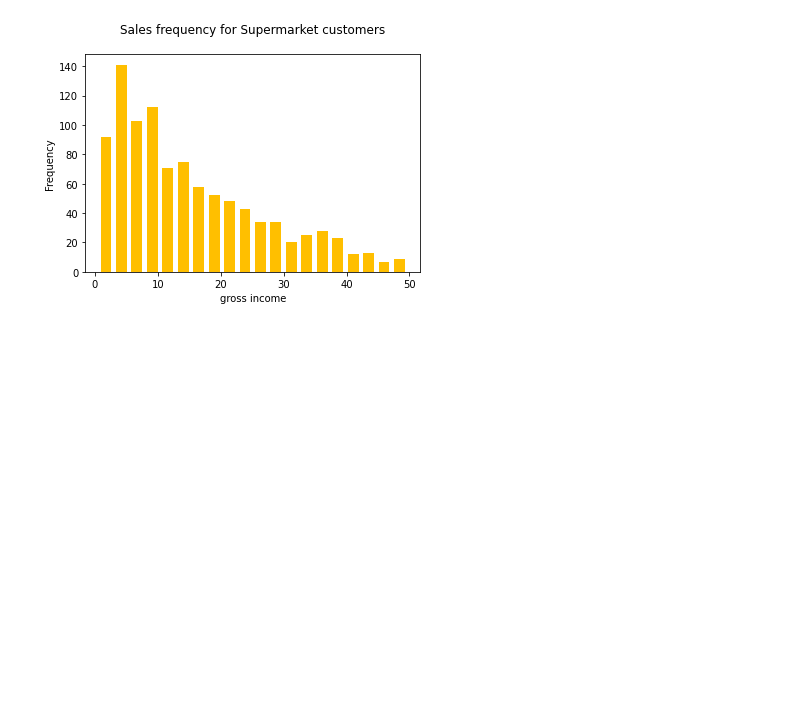
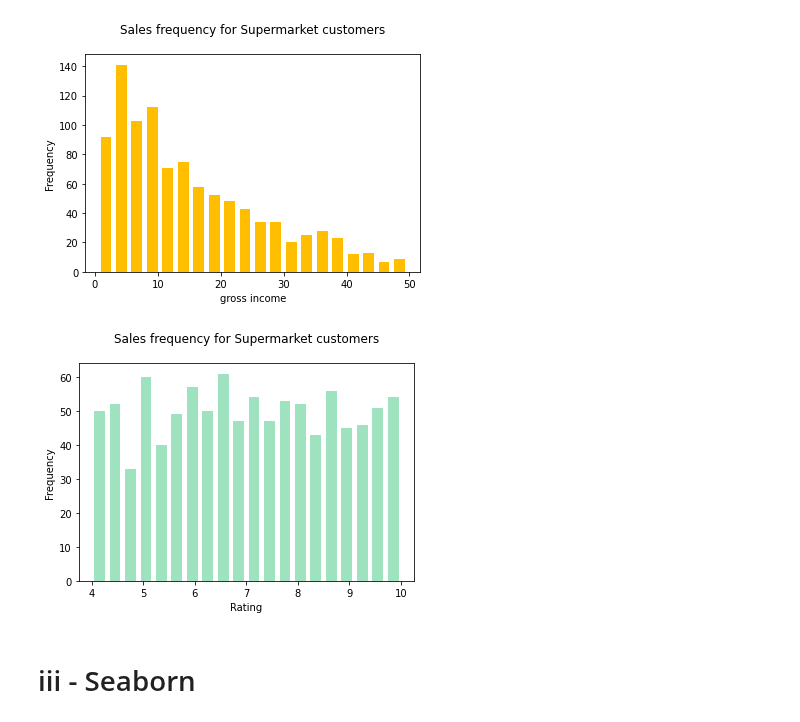
Before and after one commit to Jammal7/Introduction_to_Data_Science, a Jupyter notebook: GAMES/Univariate Statistics Python Project .ipynb, the cells around one changed output. Cells and saved outputs as stored; diff of their text form; code cells hidden in the pictures; blank space fills up the shorter version.

```diff
--- a/GAMES/Univariate Statistics Python Project .ipynb
+++ b/GAMES/Univariate Statistics Python Project .ipynb
@@ -688,7 +688,11 @@ plt.title("Sales frequency for Supermarket customers\n");
 [figure]
 # %%
 n, bins, patches = plt.hist(sales["Rating"], bins=20, rwidth=0.7,
-                            colors='#9FE2BF');
+                            color='#9FE2BF');
 plt.xlabel("Rating")
 plt.ylabel("Frequency")
 plt.title("Sales frequency for Supermarket customers\n");
+# %% [output]
+[figure, added]
+# %% [markdown]
+# iii - Seaborn
```
Also changed, not shown: parts of 2 cells of this notebook.
